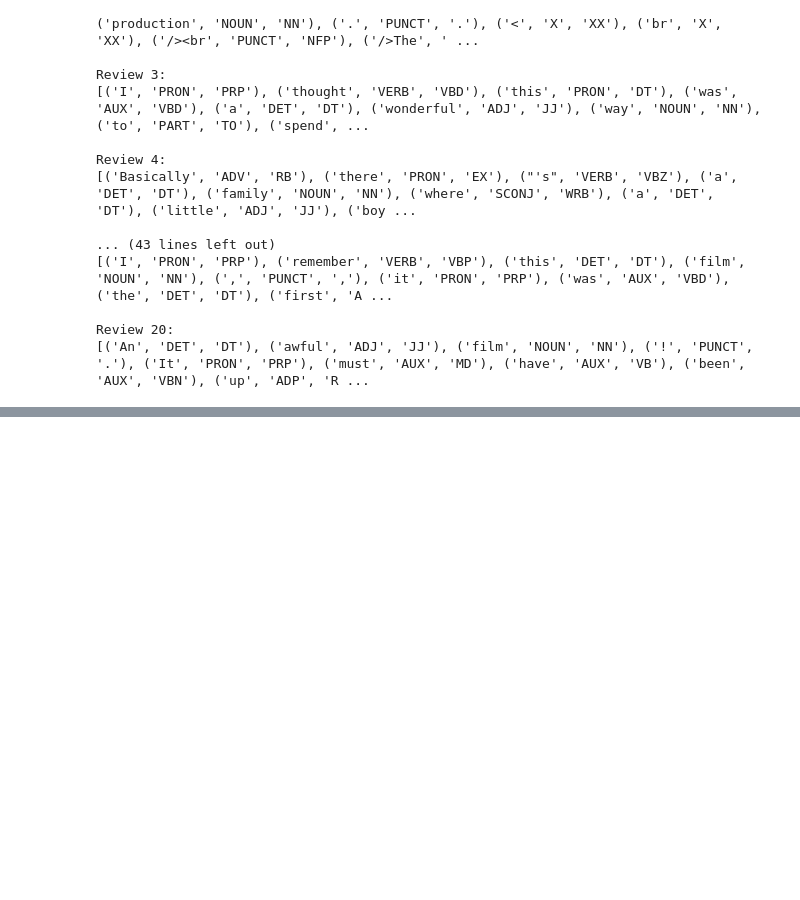
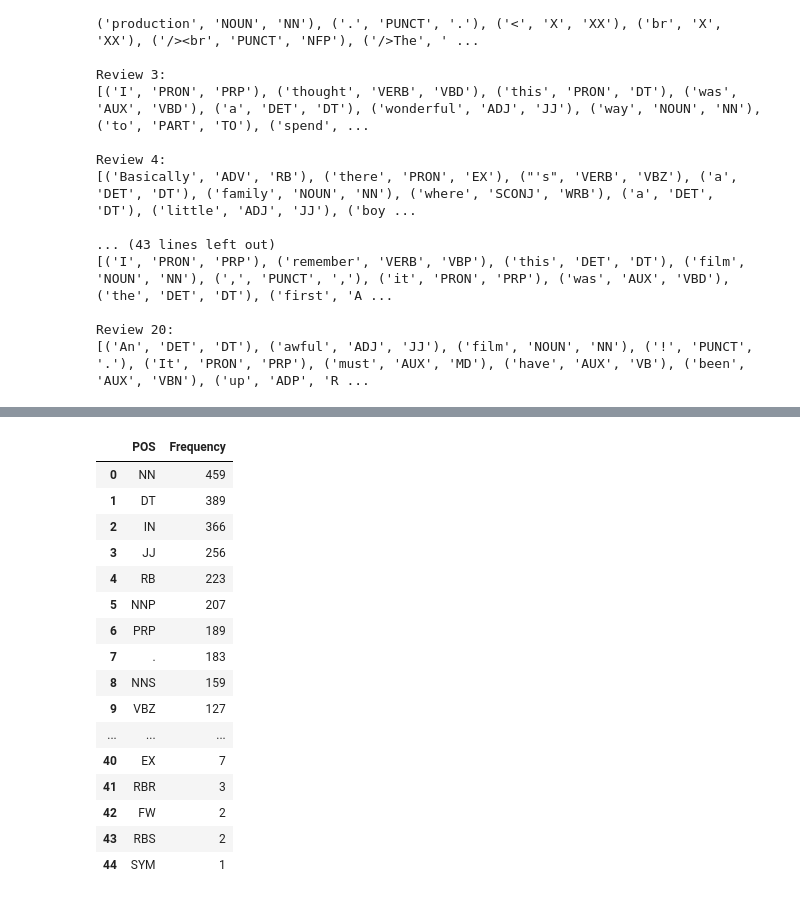
Before and after one commit to minharu014/TM_lab1, a Jupyter notebook: text_mining1.ipynb, the cells around one changed output, grey strips where cells are left out. Saved outputs shown, nothing was run; the diff lists cells and outputs as text; code cells hidden in the pictures; blank space fills up the shorter version.

```diff
--- a/text_mining1.ipynb
+++ b/text_mining1.ipynb
@@ -258,0 +300,31 @@ Review 20:
+# %%
+penn_freq = Counter(
+    tag[2]
+    for review in pos_tagged_reviews
+    for tag in review
+)
+
+penn_df = pd.DataFrame(
+    penn_freq.most_common(),
+    columns=["POS", "Frequency"]
+)
+
+display(penn_df)
+# %% [output]
+|  | POS | Frequency |
+| 0 | NN | 459 |
+| 1 | DT | 389 |
+| 2 | IN | 366 |
+| 3 | JJ | 256 |
+| 4 | RB | 223 |
+| 5 | NNP | 207 |
+| 6 | PRP | 189 |
+| 7 | . | 183 |
+| 8 | NNS | 159 |
+| 9 | VBZ | 127 |
+| ... | ... | ... |
+| 40 | EX | 7 |
+| 41 | RBR | 3 |
+| 42 | FW | 2 |
+| 43 | RBS | 2 |
+| 44 | SYM | 1 |
```
Also changed, not shown: parts of 2 cells of this notebook.
